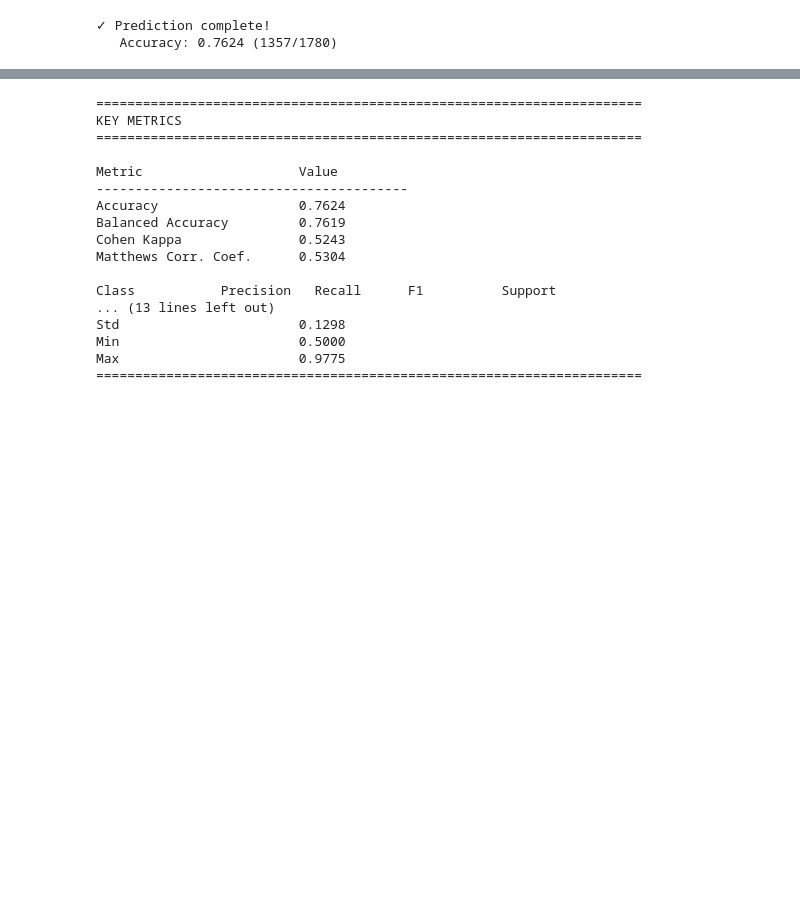
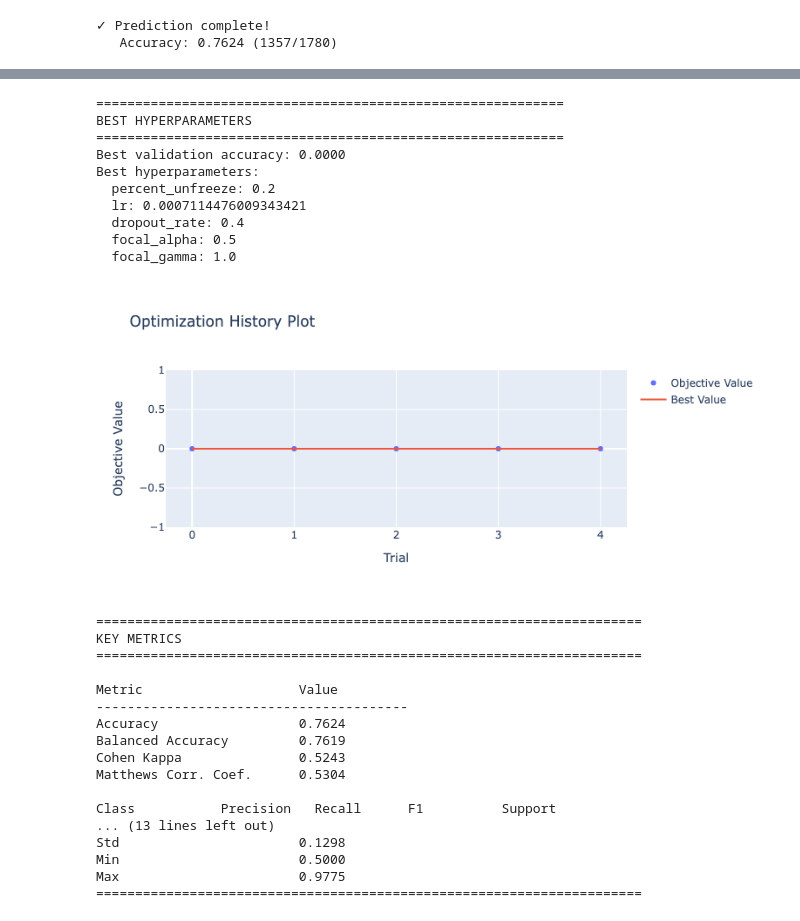
Before and after one commit to nhat117/DL_A2, a Jupyter notebook: A2-Clip.ipynb, the cells around one changed output, grey strips where cells are left out. Drawn from its saved outputs; the diff is of its cells as text; code cells hidden in the pictures; blank space fills up the shorter version.

```diff
--- a/A2-Clip.ipynb
+++ b/A2-Clip.ipynb
@@ -2286,9 +2017,23 @@ def objective(trial):
 # %%
-# Run Optuna study
 study = optuna.create_study(
     direction="maximize",
     sampler=TPESampler(seed=42),
-    pruner=MedianPruner(n_startup_trials=5, n_warmup_steps=3)
+    pruner=MedianPruner(n_startup_trials=3, n_warmup_steps=5)
 )
 
-study.optimize(objective, n_trials=4, timeout=3600)  # 20 trials or 1 hour
+study.optimize(objective, n_trials=5, timeout=None)
+
+# Print results
+print("\n" + "="*50)
+print("BEST TRIAL RESULTS")
+print("="*50)
+print(f"Best Validation F1 Score: {study.best_trial.value:.4f}")
+print(f"\nBest Hyperparameters:")
+for key, value in study.best_trial.params.items():
+    print(f"  {key}: {value}")
+
+# Save best hyperparameters
+import json
+with open('best_hyperparameters.json', 'w') as f:
+    json.dump(study.best_trial.params, f, indent=4)
+print("\nBest hyperparameters saved to 'best_hyperparameters.json'")
@@ -2295,16 +2051,28 @@ study.optimize(objective, n_trials=4, timeout=3600)  # 20 trials or 1 hour
 # %%
 # Best hyperparameters
 print("\n" + "="*60)
 print("BEST HYPERPARAMETERS")
 print("="*60)
 print(f"Best validation accuracy: {study.best_value:.4f}")
 print(f"Best hyperparameters:")
 for key, value in study.best_params.items():
     print(f"  {key}: {value}")
 
 # Visualize results
 optuna.visualization.plot_optimization_history(study).show()
-optuna.visualization.plot_param_importances(study).show()
+# optuna.visualization.plot_param_importances(study).show()
+# %% [output]
+============================================================
+BEST HYPERPARAMETERS
+============================================================
+Best validation accuracy: 0.0000
+Best hyperparameters:
+  percent_unfreeze: 0.2
+  lr: 0.0007114476009343421
+  dropout_rate: 0.4
+  focal_alpha: 0.5
+  focal_gamma: 1.0
+[figure, added]
 # %%
 import numpy as np
 import pandas as pd
```
Also changed, not shown: parts of 18 cells of this notebook.
